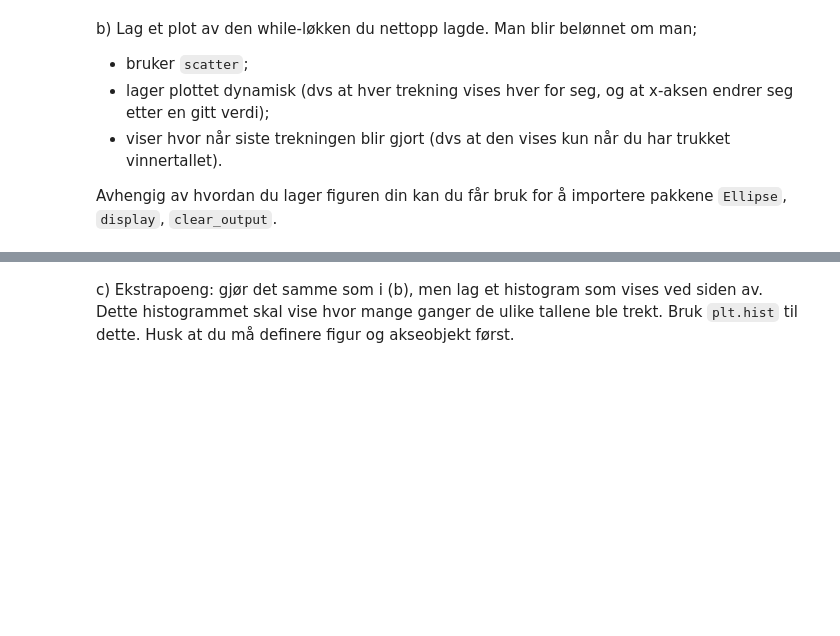
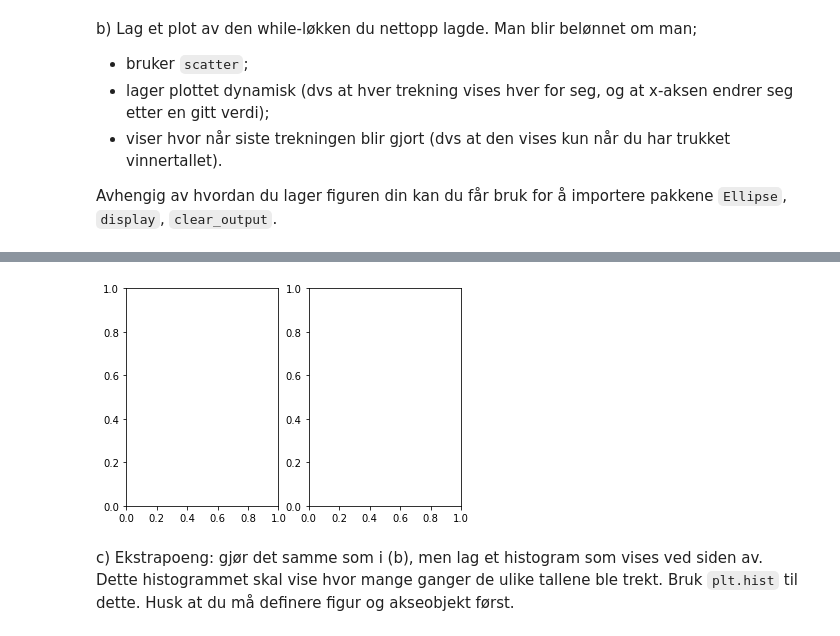
Before and after one commit to Danieljoha/Sok1003-mappeoppgave2, a Jupyter notebook: Mappe 2_oppgaver.ipynb, the cells around one changed output, grey strips where cells are left out. Saved outputs shown, nothing was run; the diff lists cells and outputs as text; code cells hidden in the pictures; blank space fills up the shorter version.

```diff
--- a/Mappe 2_oppgaver.ipynb
+++ b/Mappe 2_oppgaver.ipynb
@@ -166,3 +148,9 @@ lottob(5, 50)
+# %%
+fig,(histplot, scatterplot) =plt.subplots(1, 2)
+#vi må fikse noe her
+#good luck harald
+# %% [output]
+[figure, added]
 # %% [markdown]
 c) Ekstrapoeng: gjør det samme som i (b), men lag et histogram som vises ved siden av. Dette histogrammet skal vise hvor mange ganger de ulike tallene ble trekt. Bruk `plt.hist` til dette. Husk at du må definere figur og akseobjekt først.
 # %%
```
Also changed, not shown: parts of 16 cells of this notebook.
